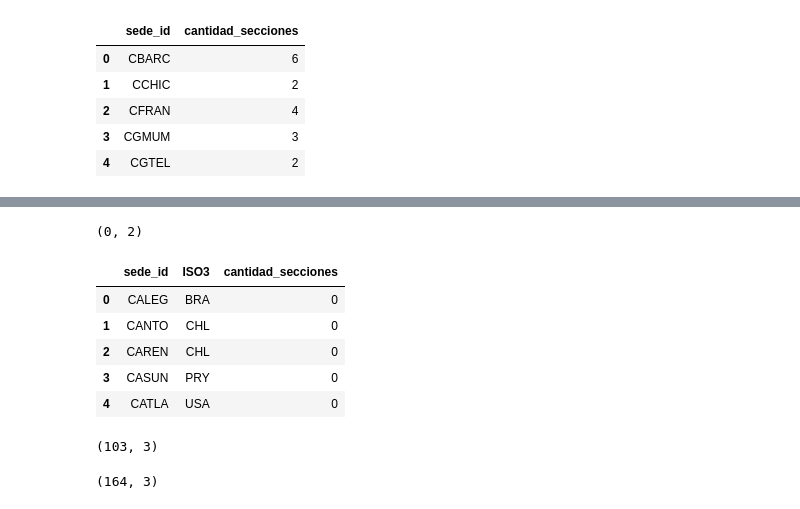
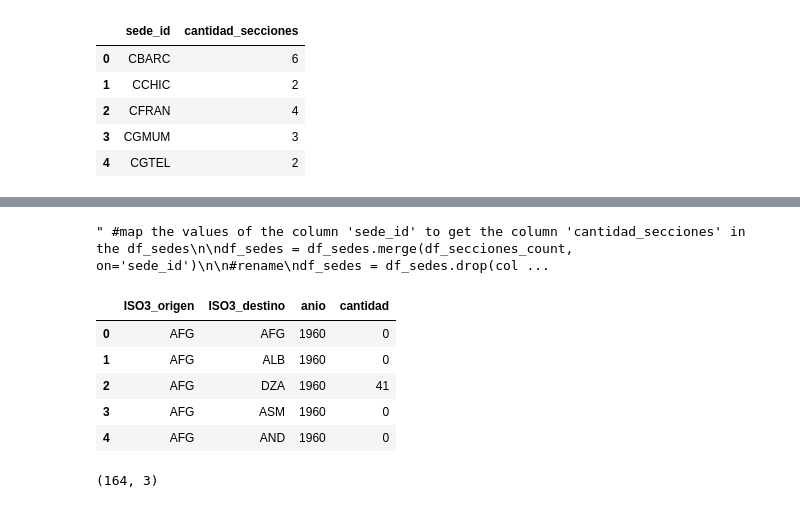
Before and after one commit to pedrobergaglio/tp1-ldd24, a Jupyter notebook: exploracion_datos.ipynb, the cells around one changed output, grey strips where cells are left out. Cells and saved outputs as stored; diff of their text form; code cells hidden in the pictures.

Commit message:
sedes fix etc

```diff
--- a/exploracion_datos.ipynb
+++ b/exploracion_datos.ipynb
@@ -379,3 +377,17 @@ See the caveats in the documentation: https://pandas.pydata.org/pandas-docs/stab
 | 2 | CAREN | CHL | 0 |
 | 3 | CASUN | PRY | 0 |
 | 4 | CATLA | USA | 0 |
+# %%
+#rename column pais_iso_3 to ISO3
+df_secciones_count = df_secciones_count.rename(columns={'pais_iso_3': 'ISO3'})
+
+df_sedes = df_secciones_count
+
+# DITIC parece ser una sede de TESTING, la eliminamos
+df_sedes = df_sedes[df_sedes['sede_id'] != 'DITIC']
+
+for index, row in df_sedes[df_sedes['ISO3'].isna()].iterrows():
+    for index2, row2 in df_sedes_datos[df_sedes_datos['sede_id'] == row['sede_id']].iterrows():
+        df_sedes.at[index, 'ISO3'] = row2['pais_iso_3']
+
+df_sedes.head()
@@ -382,34 +401,34 @@ See the caveats in the documentation: https://pandas.pydata.org/pandas-docs/stab
+# %%
+""" #map the values of the column 'sede_id' to get the column 'cantidad_secciones' in the df_sedes
+
+df_sedes = df_sedes.merge(df_secciones_count, on='sede_id')
+
+#rename
+df_sedes = df_sedes.drop(columns=['pais_iso_3_x']).rename(columns={'pais_iso_3_y':'ISO3'}).rename(columns={'cantidad_secciones_y': 'cantidad_secciones'})
+print(df_sedes.shape)
+df_sedes.head(50)
+
+ """
+# %% [output]
+" #map the values of the column 'sede_id' to get the column 'cantidad_secciones' in the df_sedes\n\ndf_sedes = df_sedes.merge(df_secciones_count, on='sede_id')\n\n#rename\ndf_sedes = df_sedes.drop(col ...
 # %%
+#migraciones rename
+df_migraciones.rename(columns={'año': 'anio'}, inplace=True)
+
+# reemplazar los valores de la columna 'cantidad' que son .. por 0
+df_migraciones['cantidad'] = df_migraciones['cantidad'].replace('..', 0)
+
 # sedes que tienen null en iso3
-df_sedes_null_iso3 = df_sedes[df_sedes['pais_iso_3'].isna()]
+df_sedes_null_iso3 = df_sedes[df_sedes['ISO3'].isna()]
 df_sedes_null_iso3.shape
+df_migraciones.head()
 # %% [output]
-(0, 2)
+|  | ISO3_origen | ISO3_destino | anio | cantidad |
+| 0 | AFG | AFG | 1960 | 0 |
+| 1 | AFG | ALB | 1960 | 0 |
+| 2 | AFG | DZA | 1960 | 41 |
+| 3 | AFG | ASM | 1960 | 0 |
+| 4 | AFG | AND | 1960 | 0 |
-# %%
-#map the values of the column 'sede_id' to get the column 'cantidad_secciones' in the df_sedes
-
-df_sedes = df_sedes.merge(df_secciones_count, on='sede_id')
-df_sedes = df_sedes.drop(columns=['pais_iso_3_x']).rename(columns={'pais_iso_3_y':'ISO3'}).rename(columns={'cantidad_secciones_y': 'cantidad_secciones'})
-
-#select the first 3 cols
-#df_sedes = df_sedes[['sede_id', 'cantidad_secciones', 'ISO3']]
-#df_sedes.columns = ['sede_id', 'cantidad_secciones', 'ISO3']
-#rename pais_iso_3 to ISO3
-#df_sedes = df_sedes.rename(columns={'pais_iso_3': 'ISO3'})
-df_sedes.head()
-# %% [output]
-|  | sede_id | ISO3 | cantidad_secciones |
-| 0 | CALEG | BRA | 0 |
-| 1 | CANTO | CHL | 0 |
-| 2 | CAREN | CHL | 0 |
-| 3 | CASUN | PRY | 0 |
-| 4 | CATLA | USA | 0 |
-# %%
-# sedes que tienen null en iso3
-df_sedes_null_iso3 = df_sedes[df_sedes['ISO3'].isna()]
-df_sedes_null_iso3.shape
-# %% [output]
-(103, 3)
 # %%
 print(df_sedes.shape)
 # %% [output]
```
Also changed, not shown: parts of 5 cells of this notebook, 4 other files.
